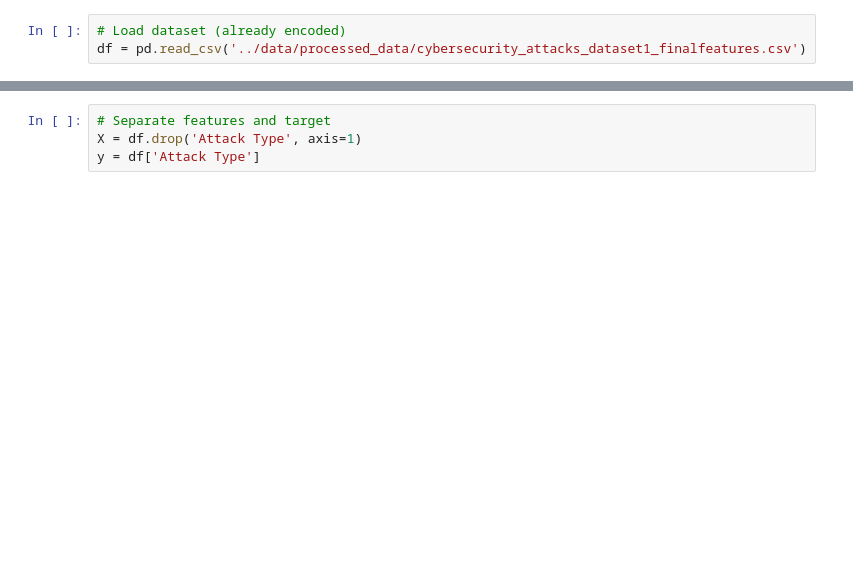
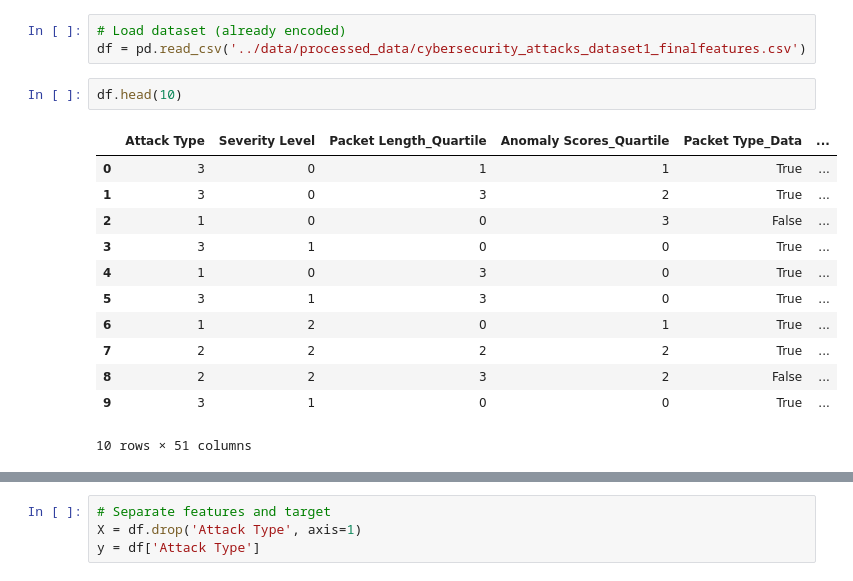
Before and after one commit to KalooIna/cybersecurity_attacks, a Jupyter notebook: notebooks/05b_Feature Engineering2.ipynb, the cells around one changed output, grey strips where cells are left out. Cells and saved outputs as stored; diff of their text form; blank space fills up the shorter version.

```diff
--- a/notebooks/05b_Feature Engineering2.ipynb
+++ b/notebooks/05b_Feature Engineering2.ipynb
@@ -35,3 +15,18 @@ Top 10 Most Important Features:
 # %%
 # Load dataset (already encoded)
 df = pd.read_csv('../data/processed_data/cybersecurity_attacks_dataset1_finalfeatures.csv')
+# %%
+df.head(10)
+# %% [output]
+|  | Attack Type | Severity Level | Packet Length_Quartile | Anomaly Scores_Quartile | Packet Type_Data | ... |
+| 0 | 3 | 0 | 1 | 1 | True | ... |
+| 1 | 3 | 0 | 3 | 2 | True | ... |
+| 2 | 1 | 0 | 0 | 3 | False | ... |
+| 3 | 3 | 1 | 0 | 0 | True | ... |
+| 4 | 1 | 0 | 3 | 0 | True | ... |
+| 5 | 3 | 1 | 3 | 0 | True | ... |
+| 6 | 1 | 2 | 0 | 1 | True | ... |
+| 7 | 2 | 2 | 2 | 2 | True | ... |
+| 8 | 2 | 2 | 3 | 2 | False | ... |
+| 9 | 3 | 1 | 0 | 0 | True | ... |
+10 rows × 51 columns
```
Also changed, not shown: parts of 12 cells of this notebook, 16 other files.
